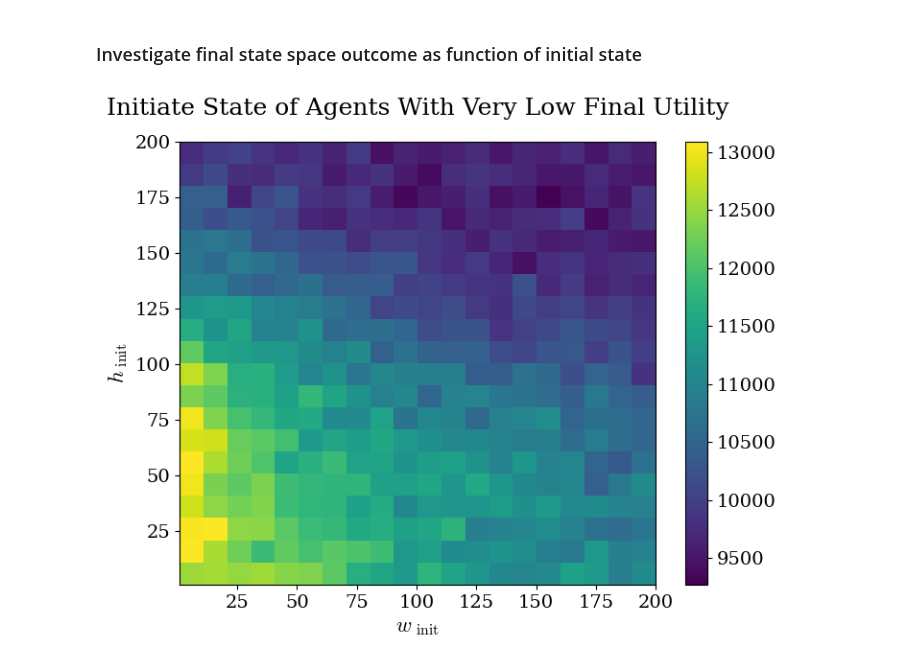
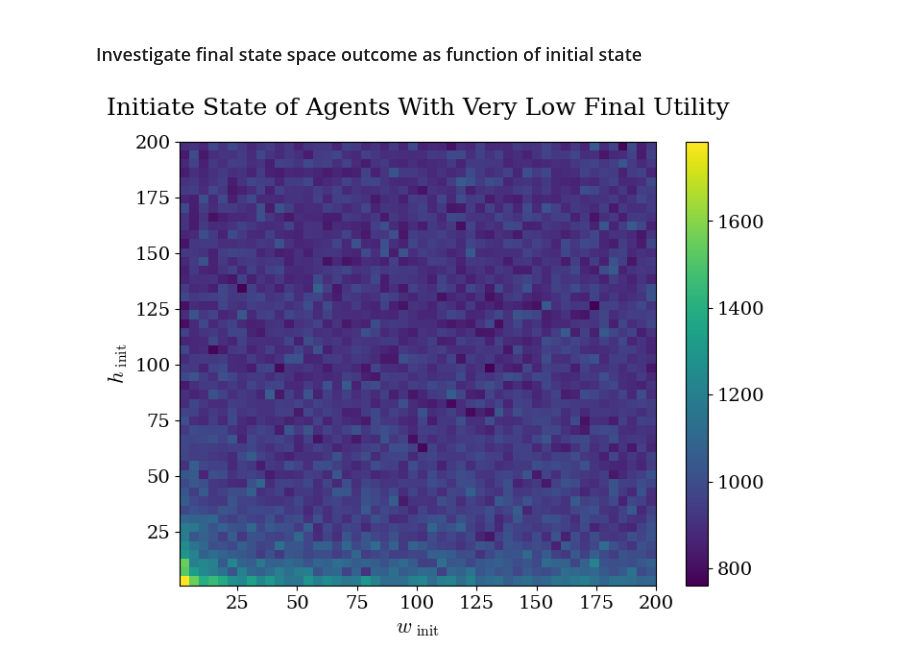
Before and after one commit to charlesaugdupont/cognitive-biases-endogenous-volatility, a Jupyter notebook: SensitivityAnalysis.ipynb, the cells around one changed output. Saved outputs shown, nothing was run; the diff lists cells and outputs as text; code cells hidden in the pictures.

```diff
--- a/SensitivityAnalysis.ipynb
+++ b/SensitivityAnalysis.ipynb
@@ -163,7 +156,7 @@ def compute_MFPT(n_steps, n_simulations, start_pos, target_pos, step_size, inter
 
     return FPT.mean()
 # %%
-result_dir = "results"
+result_dir = "results_exp_health_cost_delta"
 
 interpolation_functions = []
 for f in tqdm(os.listdir(result_dir)):
@@ -178,6 +171,9 @@ for f in tqdm(os.listdir(result_dir)):
     interpolation_functions.append(
         (res["params"], interp_func)
     )
+
+with open("interpolation_functions.pickle", "wb") as f:
+    pickle.dump(interpolation_functions, f)
 # %%
 MINIMA = []
 for param_set, func in tqdm(interpolation_functions):
@@ -260,10 +218,38 @@ for m in MINIMA:
+# %%
+MFPT_results = []
+for simulation_idx, item in tqdm(enumerate(MINIMA)):
+    params, minima_list = item
+    assert len(minima_list) > 0
+    result = {}
+    for i in range(len(minima_list)):
+        w_i, h_i = minima_list[i][0]
+        for j in range(i+1, len(minima_list)):
+            w_j, h_j = minima_list[j][0]
+            func = interpolation_functions[simulation_idx][1]
+            delta_utility = func(w_j, h_j) - func(w_i, h_i)
+            mfpt = compute_MFPT(
+                n_steps=1000,
+                n_simulations=100,
+                start_pos=(w_i, h_i),
+                target_pos=(w_j, h_j),
+                step_size=1,
+                interpolate=func
+            )
+            result[((w_i,h_i),(w_j,h_j))] = {
+                "delta_util" : delta_utility,
+                "mfpt" : mfpt
+            }
+    MFPT_results.append((params, result))
+# %%
+with open("MFPT_results.pickle", "wb") as f:
+    pickle.dump(MFPT_results, f)
 # %% [markdown]
 ### Investigate final state space outcome as function of initial state
 # %%
 init_w = []
 init_h = []
 
-result_dir = "results_1"
+result_dir = "results_exp_health_cost_delta"
 for f in tqdm(os.listdir(result_dir)):
     with open(os.path.join(result_dir, f), "rb") as f:
         res = pickle.load(f)
@@ -279,12 +265,12 @@ init_w = np.concatenate(init_w)
 init_h = np.concatenate(init_h)
 # %%
 fig, ax = plt.subplots()
-h = ax.hist2d(init_w, init_h, bins=20)
+h = ax.hist2d(init_w, init_h, bins=50)
 fig.colorbar(h[3], ax=ax)
 
 plt.xlabel(r"$w_{\text{ init}}$")
 plt.ylabel(r"$h_{\text{ init}}$")
 plt.title("Initiate State of Agents With Very Low Final Utility", pad=20)
 plt.show()
 # %% [output]
-[figure, old version]
+[figure, new version]
```
Also changed, not shown: parts of 12 cells of this notebook.
